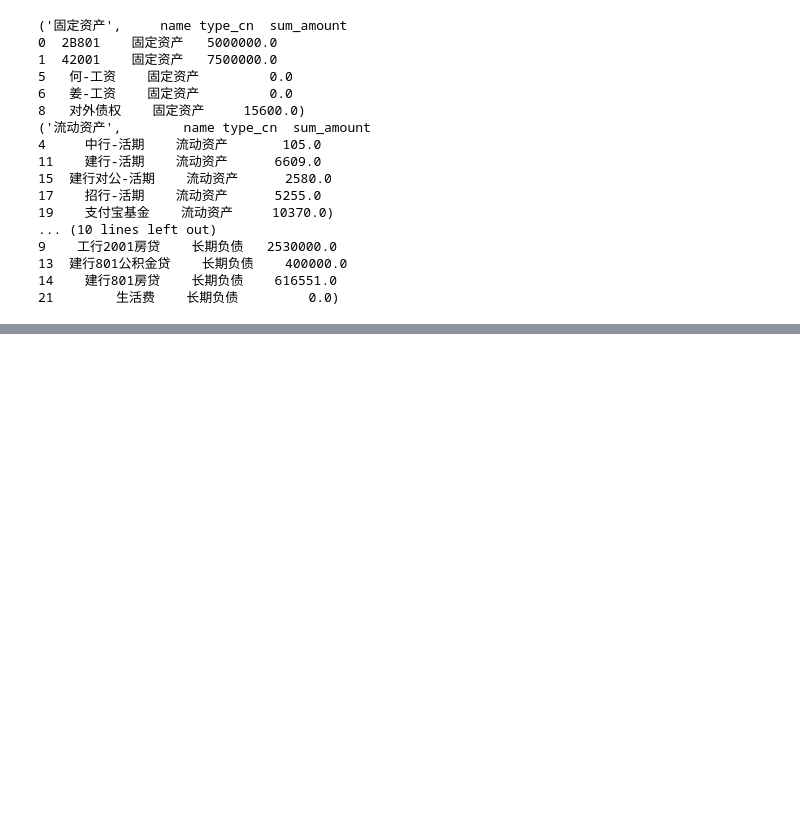
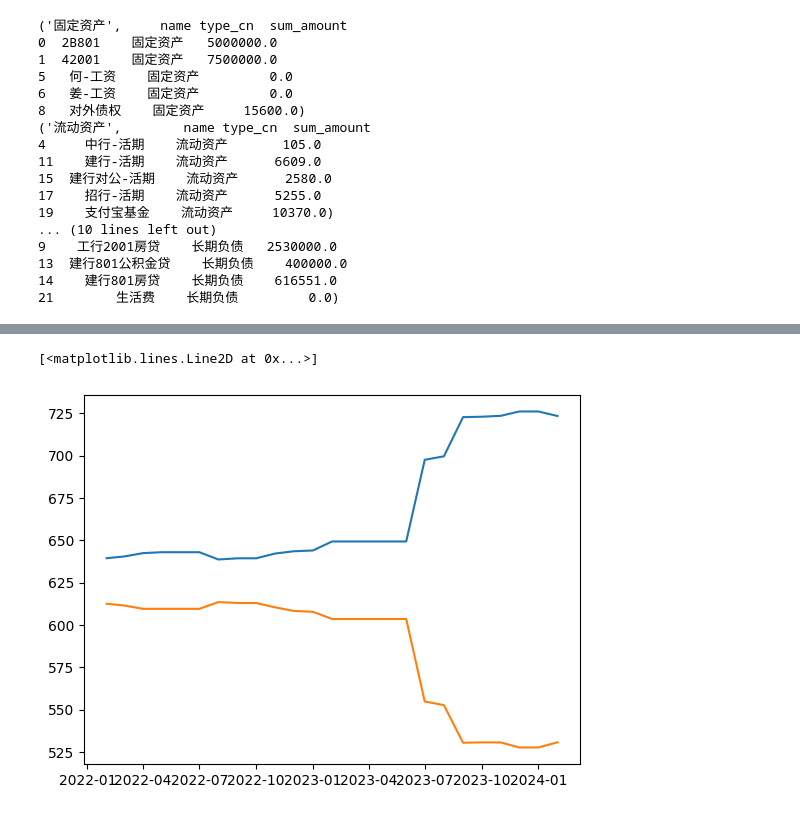
Before and after one commit to nutalk/OpenBookkeeping, a Jupyter notebook: ana_info.ipynb, the cells around one changed output, grey strips where cells are left out. Saved outputs shown, nothing was run; the diff lists cells and outputs as text; code cells hidden in the pictures; blank space fills up the shorter version.

```diff
--- a/ana_info.ipynb
+++ b/ana_info.ipynb
@@ -59,3 +60,13 @@ print(f'资产:{as_amount/10000}万, 负债{de_amount/10000}万，净值{ne_amou
 # %%
-as_df = prop_df[prop_df['type'] <= 1]
-de_df = prop_df[prop_df['type'] >= 2]
+from datetime import datetime
+
+detail_str = """
+select type, name, occur_date, amount
+from prop LEFT outer join prop_details on prop.id = prop_details.target_id;
+"""
+prop_details = query_by_str(db_path, detail_str)
+prop_detail_df =  pd.DataFrame(prop_details, columns=['type', 'name', 'occur_date',  'amount'])
+prop_detail_df.dropna(inplace=True)
+
+prop_detail_df['o_date'] = prop_detail_df['occur_date'].apply(lambda \
+      x: datetime.strptime(x,'%Y-%m-%d').date())
@@ -61,0 +84,16 @@ de_df = prop_df[prop_df['type'] >= 2]
+# %%
+from dateutil.relativedelta import relativedelta
+from collections import defaultdict
+
+td = relativedelta(months=1, day=1)
+next_month_first_day = datetime.today().date() + td
+
+per_month_rec = []
+for i in range(-24, 1, 1):
+    end_date = next_month_first_day + relativedelta(months=i, day=1)
+    end_df = prop_detail_df[prop_detail_df['o_date'] < end_date]
+    prop_sum = np.sum(end_df[end_df['type'] <= 1]['amount'])
+    det_sum = np.sum(end_df[end_df['type'] > 1]['amount'])
+    net_sum = prop_sum - det_sum
+    per_month_rec.append({'odate': end_date, 'prop': prop_sum/10000, 'det': det_sum/10000, 'net': net_sum/10000})
+per_month_df = pd.DataFrame(per_month_rec)
@@ -61,0 +109,6 @@ de_df = prop_df[prop_df['type'] >= 2]
+# %%
+plt.plot(per_month_df['odate'], per_month_df['net'])
+plt.plot(per_month_df['odate'], per_month_df['det'])
+# %% [output]
+[<matplotlib.lines.Line2D at 0x...>]
+[figure, added]
```
Also changed, not shown: parts of 9 cells of this notebook, 1 other file.
